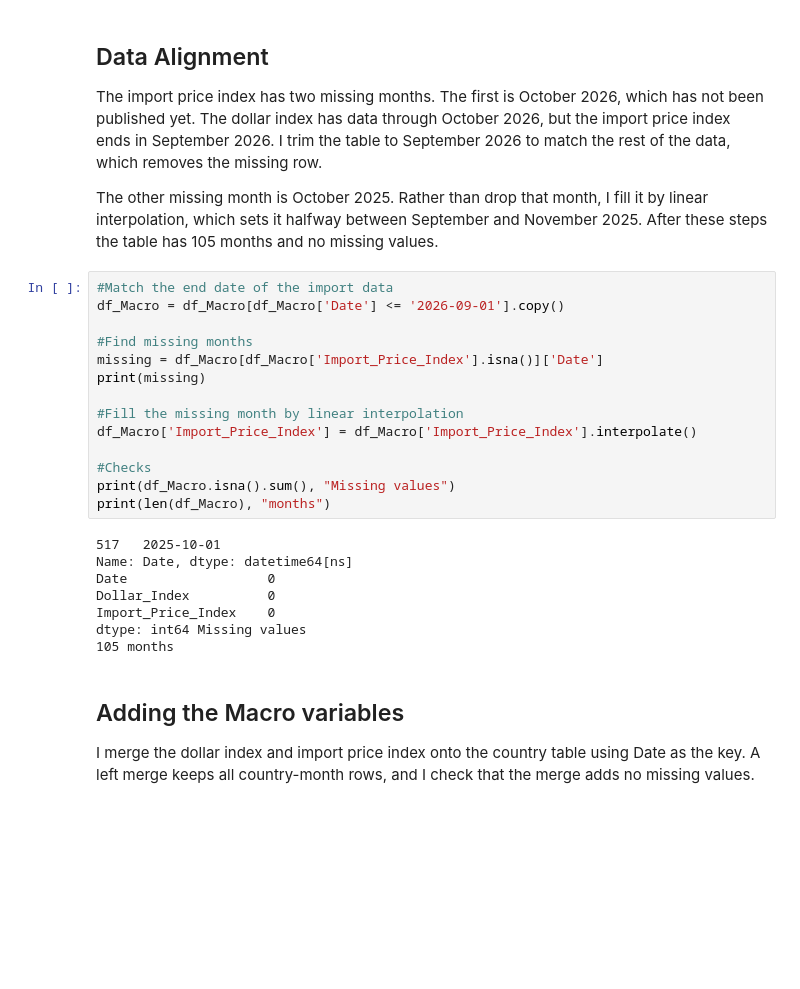
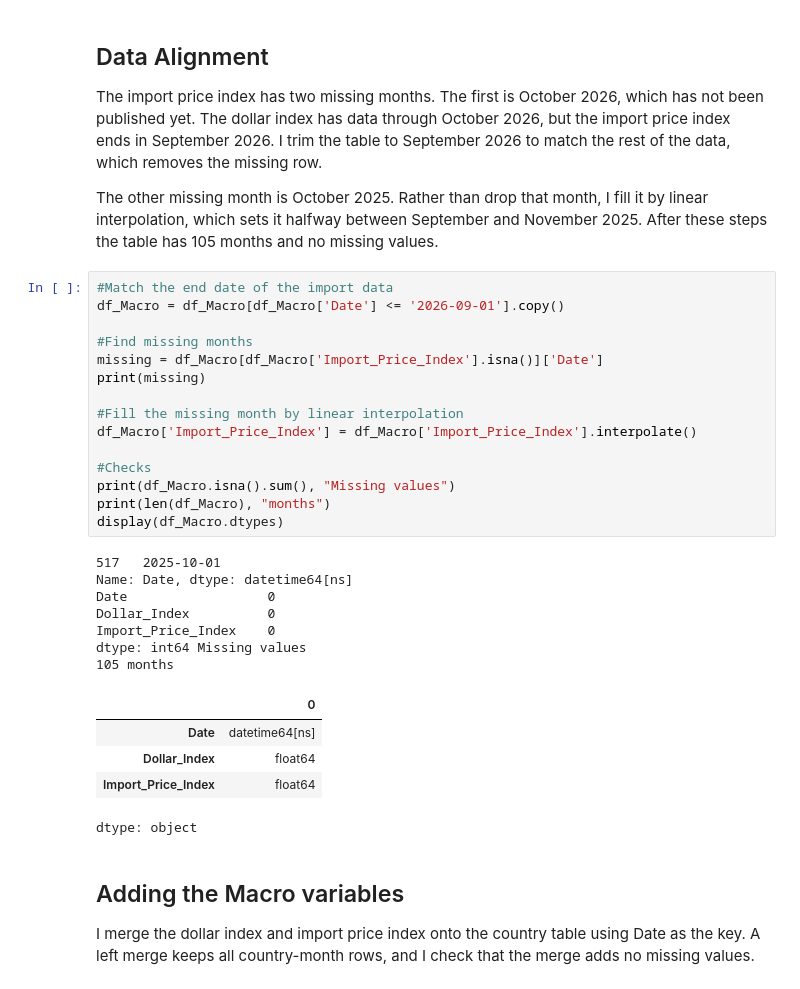
Before and after one commit to ColeMitchell1/ColeMitchell1.github.io, a Jupyter notebook: Cole_Mitchell_Milestone_2.ipynb, the cells around one changed output. Cells and saved outputs as stored; diff of their text form; blank space fills up the shorter version.

```diff
--- a/Cole_Mitchell_Milestone_2.ipynb
+++ b/Cole_Mitchell_Milestone_2.ipynb
@@ -502,25 +511,31 @@ The other missing month is October 2025. Rather than drop that month, I fill it
 # %%
 #Match the end date of the import data
 df_Macro = df_Macro[df_Macro['Date'] <= '2026-09-01'].copy()
 
 #Find missing months
 missing = df_Macro[df_Macro['Import_Price_Index'].isna()]['Date']
 print(missing)
 
 #Fill the missing month by linear interpolation
 df_Macro['Import_Price_Index'] = df_Macro['Import_Price_Index'].interpolate()
 
 #Checks
 print(df_Macro.isna().sum(), "Missing values")
 print(len(df_Macro), "months")
+display(df_Macro.dtypes)
 # %% [output]
 517   2025-10-01
 Name: Date, dtype: datetime64[ns]
 Date                  0
 Dollar_Index          0
 Import_Price_Index    0
 dtype: int64 Missing values
 105 months
+|  | 0 |
+| Date | datetime64[ns] |
+| Dollar_Index | float64 |
+| Import_Price_Index | float64 |
+dtype: object
 # %% [markdown]
 ## Adding the Macro variables
 
```
Also changed, not shown: parts of 3 cells of this notebook.
